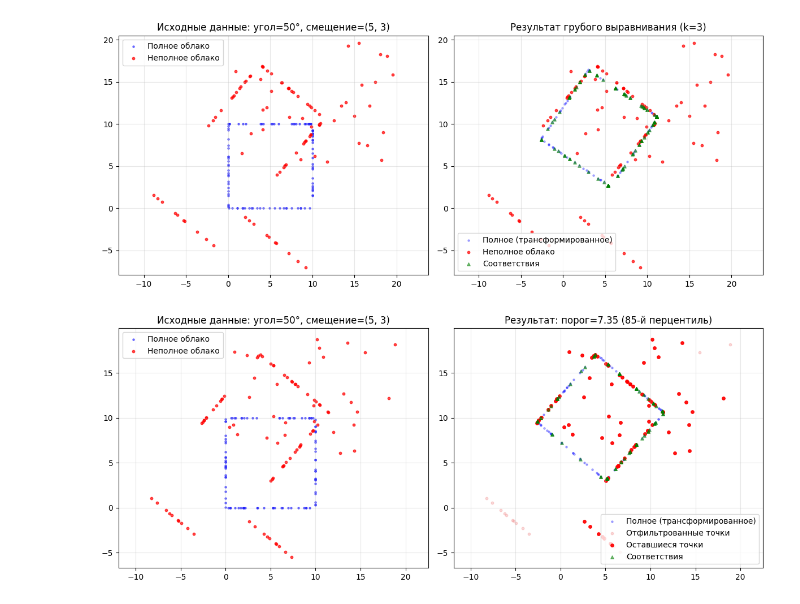
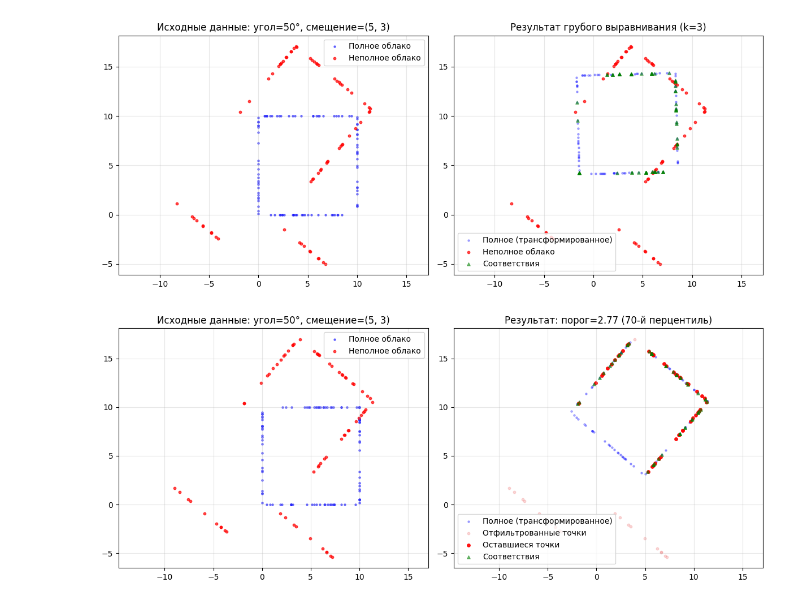
Before and after one commit to InowaR/colab, a Jupyter notebook: 2D_shape_alignment.ipynb, the cells around one changed output. Cells and saved outputs as stored; diff of their text form; code cells hidden in the pictures.

```diff
--- a/2D_shape_alignment.ipynb
+++ b/2D_shape_alignment.ipynb
@@ -50,8 +50,8 @@ true_angle = 50
 true_translation = np.array([5, 3])
 incomplete_transformed = transform_points(incomplete_cloud, true_angle, true_translation)
 
-random_points = np.random.uniform(low=[0, 5], high=[20, 20], size=(30, 2))
-incomplete_transformed = np.vstack([incomplete_transformed, random_points])
+# random_points = np.random.uniform(low=[0, 5], high=[20, 20], size=(30, 2))
+# incomplete_transformed = np.vstack([incomplete_transformed, random_points])
 
 result = minimize(
     lambda params: alignment_error(params, full_cloud, incomplete_transformed, k=3),
@@ -93,7 +93,7 @@ plt.title(f'Результат грубого выравнивания (k=3)')
 plt.tight_layout()
 plt.show()
 # %% [output]
-[figure, old version]
+[figure, new version]
 # %%
 import numpy as np
 import matplotlib.pyplot as plt
@@ -153,8 +153,8 @@ true_angle = 50
 true_translation = np.array([5, 3])
 incomplete_transformed = transform_points(incomplete_cloud, true_angle, true_translation)
 
-random_points = np.random.uniform(low=[0, 5], high=[20, 20], size=(30, 2))
-incomplete_transformed = np.vstack([incomplete_transformed, random_points])
+# random_points = np.random.uniform(low=[0, 5], high=[20, 20], size=(30, 2))
+# incomplete_transformed = np.vstack([incomplete_transformed, random_points])
 
 result_coarse = minimize(
     lambda params: alignment_error(params, full_cloud, incomplete_transformed, k=1),
@@ -169,7 +169,7 @@ filtered_incomplete, threshold = filter_outliers_by_percentile(
     full_cloud,
     incomplete_transformed,
     (coarse_angle, coarse_tx, coarse_ty),
-    percentile=85
+    percentile=70
 )
 
 result_fine = minimize(
@@ -186,32 +186,32 @@ plt.figure(figsize=(12, 5))
 plt.subplot(121)
 plt.scatter(full_cloud[:, 0], full_cloud[:, 1], c='blue', s=5, alpha=0.5, label='Полное облако')
 plt.scatter(incomplete_transformed[:, 0], incomplete_transformed[:, 1],
            c='red', s=10, alpha=0.7, label='Неполное облако')
 plt.axis('equal')
 plt.grid(alpha=0.3)
 plt.legend()
 plt.title(f'Исходные данные: угол={true_angle}°, смещение=({true_translation[0]}, {true_translation[1]})')
 
 plt.subplot(122)
 transformed_full = transform_points(full_cloud, best_angle, np.array([best_tx, best_ty]))
 plt.scatter(transformed_full[:, 0], transformed_full[:, 1],
            c='blue', s=5, alpha=0.3, label='Полное (трансформированное)')
 plt.scatter(incomplete_transformed[:, 0], incomplete_transformed[:, 1],
            c='lightcoral', s=10, alpha=0.3, label='Отфильтрованные точки')
 plt.scatter(filtered_incomplete[:, 0], filtered_incomplete[:, 1],
            c='red', s=15, alpha=0.9, label='Оставшиеся точки')
 
 tree = KDTree(transformed_full)
 distances, indices = tree.query(filtered_incomplete, k=1)
 plt.scatter(transformed_full[indices, 0], transformed_full[indices, 1],
            c='green', s=15, alpha=0.5, marker='^', label='Соответствия')
 
 plt.axis('equal')
 plt.grid(alpha=0.3)
 plt.legend()
-plt.title(f'Результат: порог={threshold:.2f} (85-й перцентиль)')
+plt.title(f'Результат: порог={threshold:.2f} (70-й перцентиль)')
 
 plt.tight_layout()
 plt.show()
 # %% [output]
-[figure, old version]
+[figure, new version]
```
